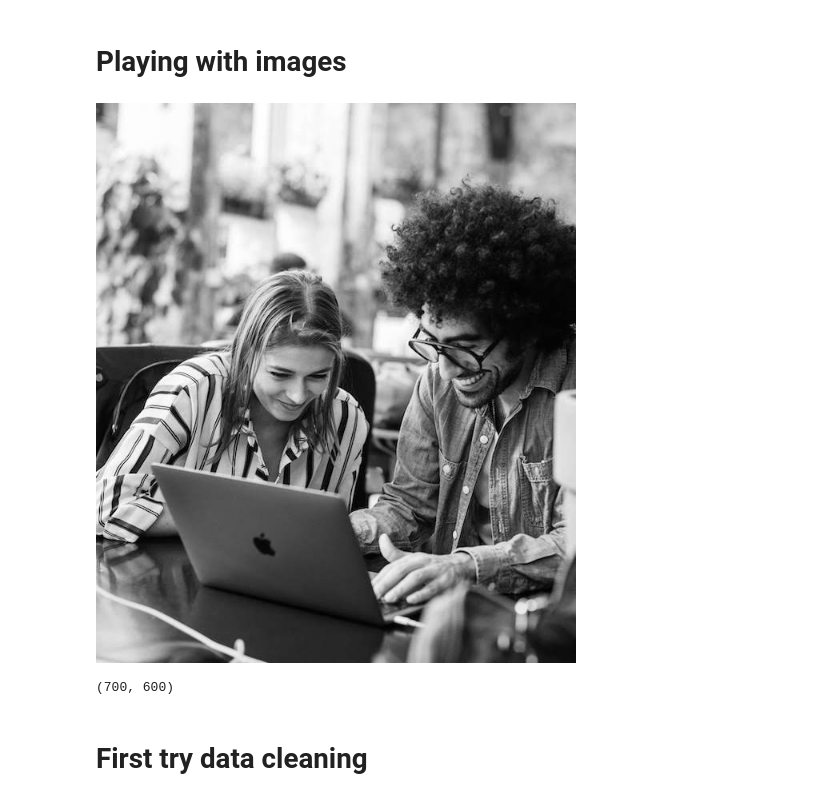
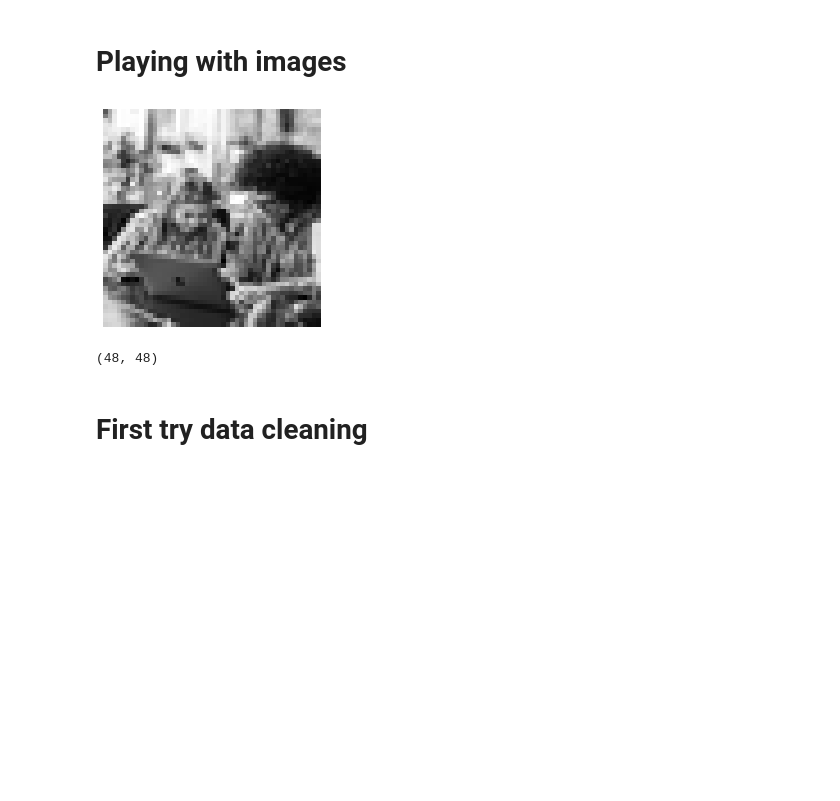
Before and after one commit to JaildoR/getthevibe_api, a Jupyter notebook: notebooks/data_exploration.ipynb, the cells around one changed output. Cells and saved outputs as stored; diff of their text form; code cells hidden in the pictures; blank space fills up the shorter version.

```diff
--- a/notebooks/data_exploration.ipynb
+++ b/notebooks/data_exploration.ipynb
@@ -270,14 +270,18 @@ joblib.dump(history, '../model.joblib')
 # %%
 url ='https://dwj199mwkel52.cloudfront.net/assets/core/home/students_working-e4d394641e3b36353cec1643f67cb09d1dc2fe776b717b739106a2a6a603c3cd.jpg'
 im = Image.open(urlopen(url)).convert('L')
-im
+im = im.resize((48, 48), Image.ANTIALIAS)
+
+
+plt.imshow(im,cmap=plt.cm.gray)
+plt.axis('off');
 # %% [output]
-[figure, old version]
+[figure, new version]
 # %%
 im = np.array(im)
 im.shape
 # %% [output]
-(700, 600)
+(48, 48)
 # %% [markdown]
 # First try data cleaning
 # %%
```
Also changed, not shown: 4 other files.
